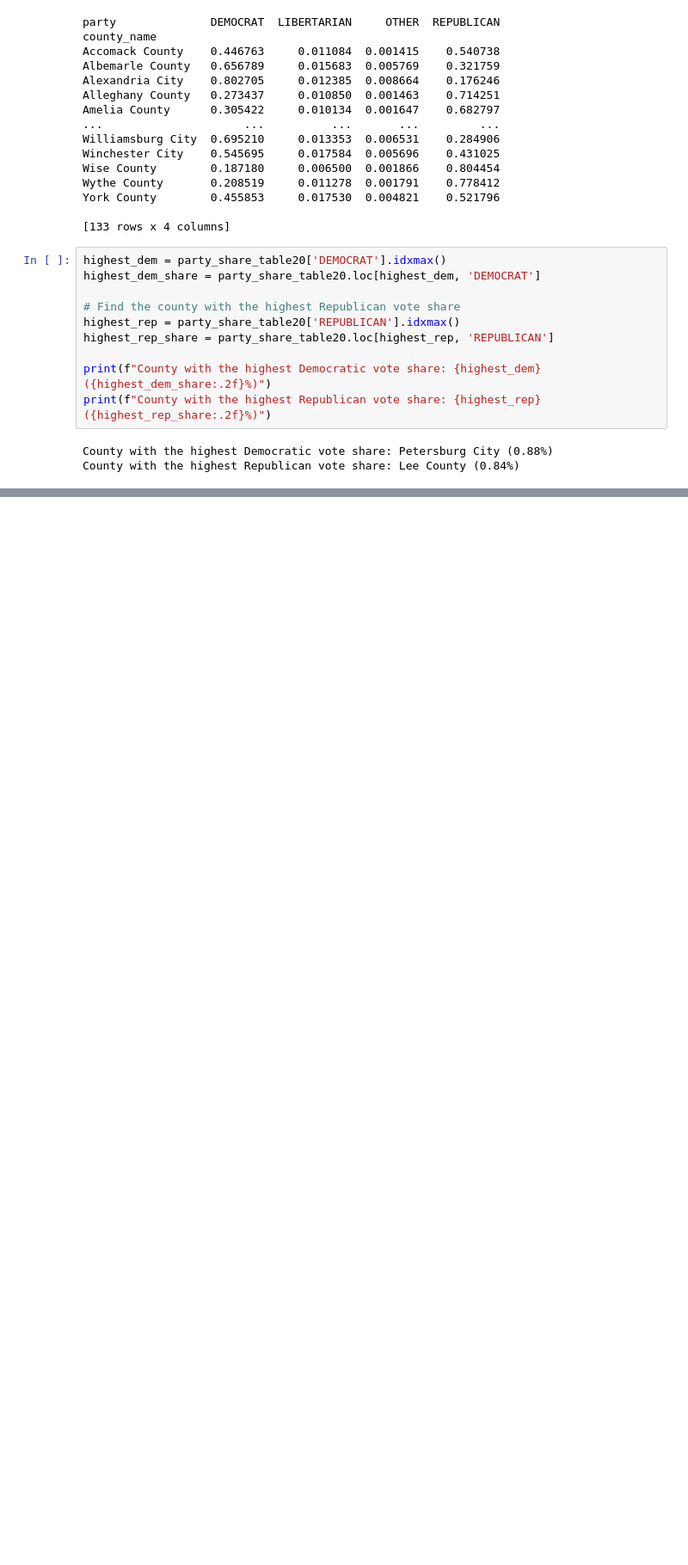
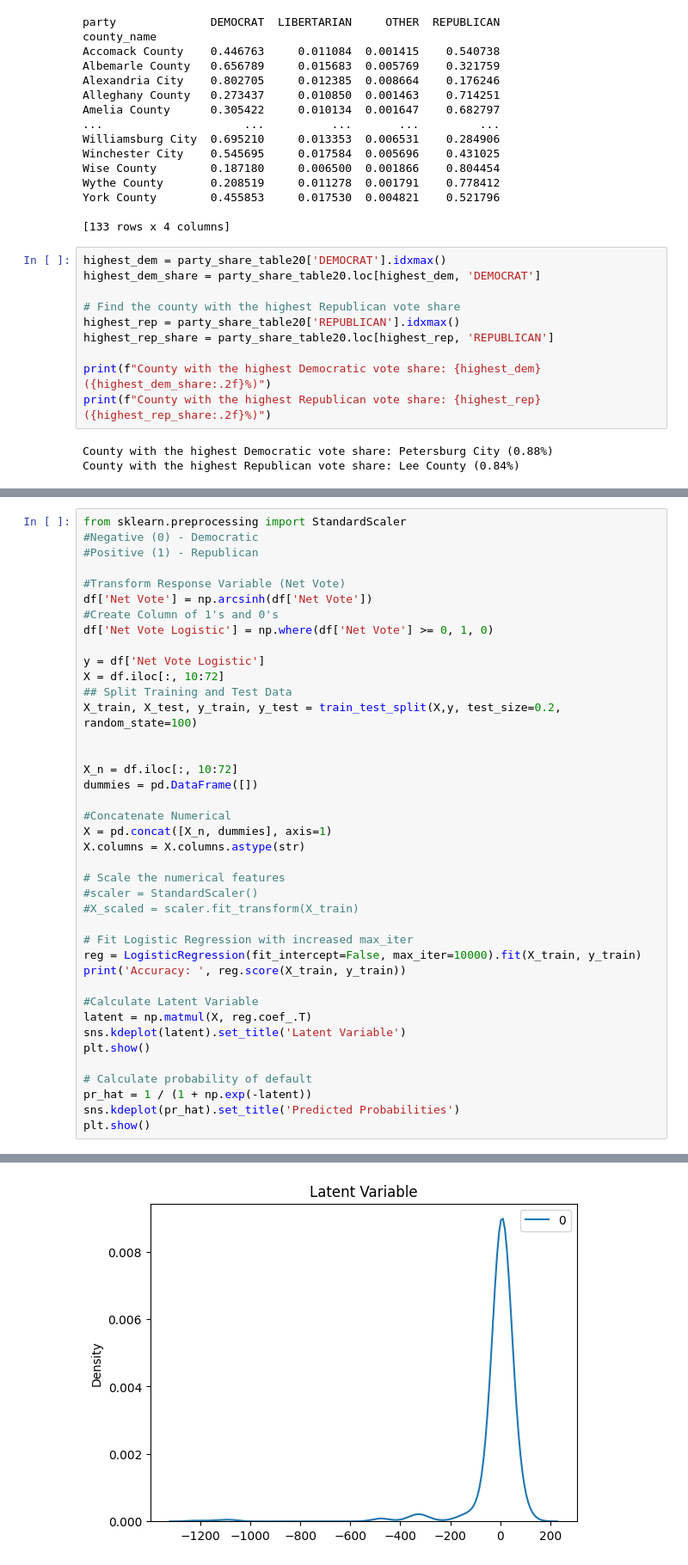
Before and after one commit to Catherine-Nguyen88/project_voting, a Jupyter notebook: Voting_Rhiannon's_Part.ipynb, the cells around one changed output, grey strips where cells are left out. Shown at 86% size. Drawn from its saved outputs; the diff is of its cells as text; blank space fills up the shorter version.

```diff
--- a/Voting_Rhiannon's_Part.ipynb
+++ b/Voting_Rhiannon's_Part.ipynb
@@ -742,0 +698,41 @@ ValueError: could not convert string to float: 'Accomack County'
+# %%
+from sklearn.preprocessing import StandardScaler
+#Negative (0) - Democratic
+#Positive (1) - Republican
+
+#Transform Response Variable (Net Vote)
+df['Net Vote'] = np.arcsinh(df['Net Vote'])
+#Create Column of 1's and 0's
+df['Net Vote Logistic'] = np.where(df['Net Vote'] >= 0, 1, 0)
+
+y = df['Net Vote Logistic']
+X = df.iloc[:, 10:72]
+## Split Training and Test Data
+X_train, X_test, y_train, y_test = train_test_split(X,y, test_size=0.2, random_state=100)
+
+
+X_n = df.iloc[:, 10:72]
+dummies = pd.DataFrame([])
+
+#Concatenate Numerical
+X = pd.concat([X_n, dummies], axis=1)
+X.columns = X.columns.astype(str)
+
+# Scale the numerical features
+#scaler = StandardScaler()
+#X_scaled = scaler.fit_transform(X_train)
+
+# Fit Logistic Regression with increased max_iter
+reg = LogisticRegression(fit_intercept=False, max_iter=10000).fit(X_train, y_train)
+print('Accuracy: ', reg.score(X_train, y_train))
+
+#Calculate Latent Variable
+latent = np.matmul(X, reg.coef_.T)
+sns.kdeplot(latent).set_title('Latent Variable')
+plt.show()
+
+# Calculate probability of default
+pr_hat = 1 / (1 + np.exp(-latent))
+sns.kdeplot(pr_hat).set_title('Predicted Probabilities')
+plt.show()
+# %% [output]
@@ -742,0 +740 @@ ValueError: could not convert string to float: 'Accomack County'
+[figure, added]
```
Also changed, not shown: parts of 17 cells of this notebook.
